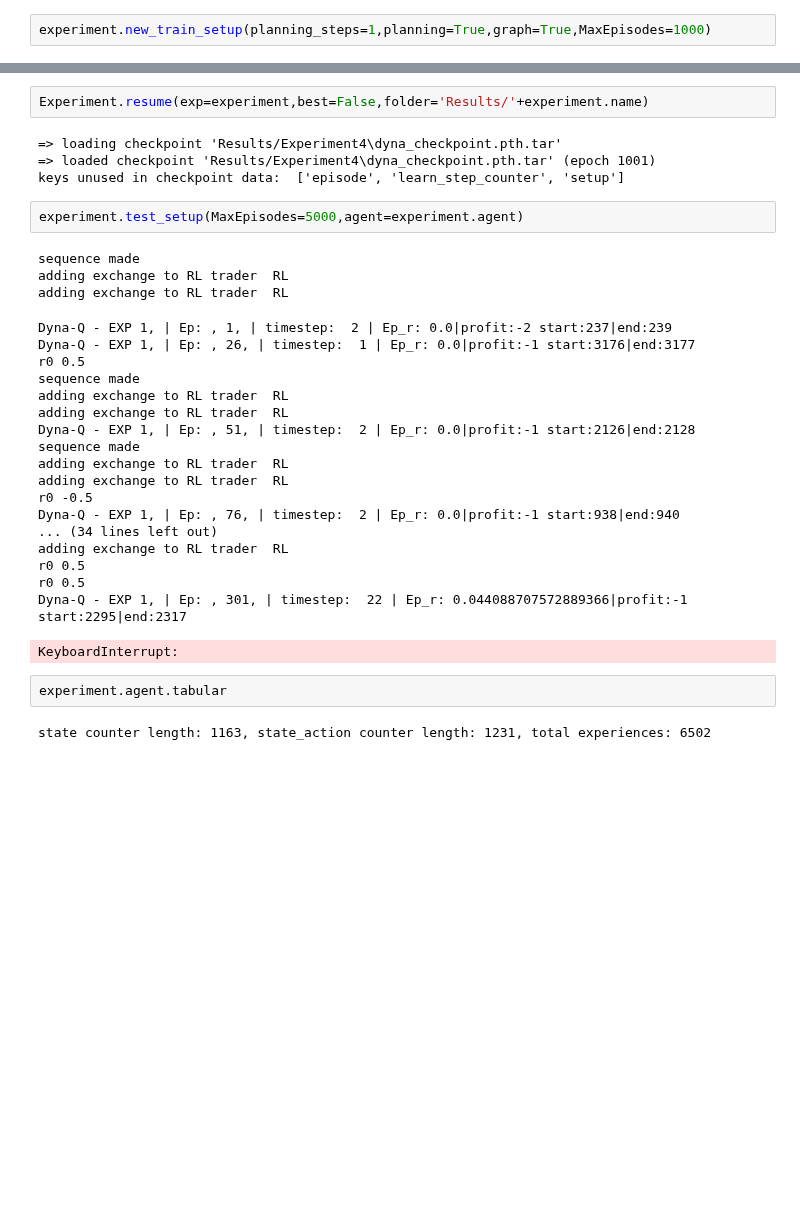
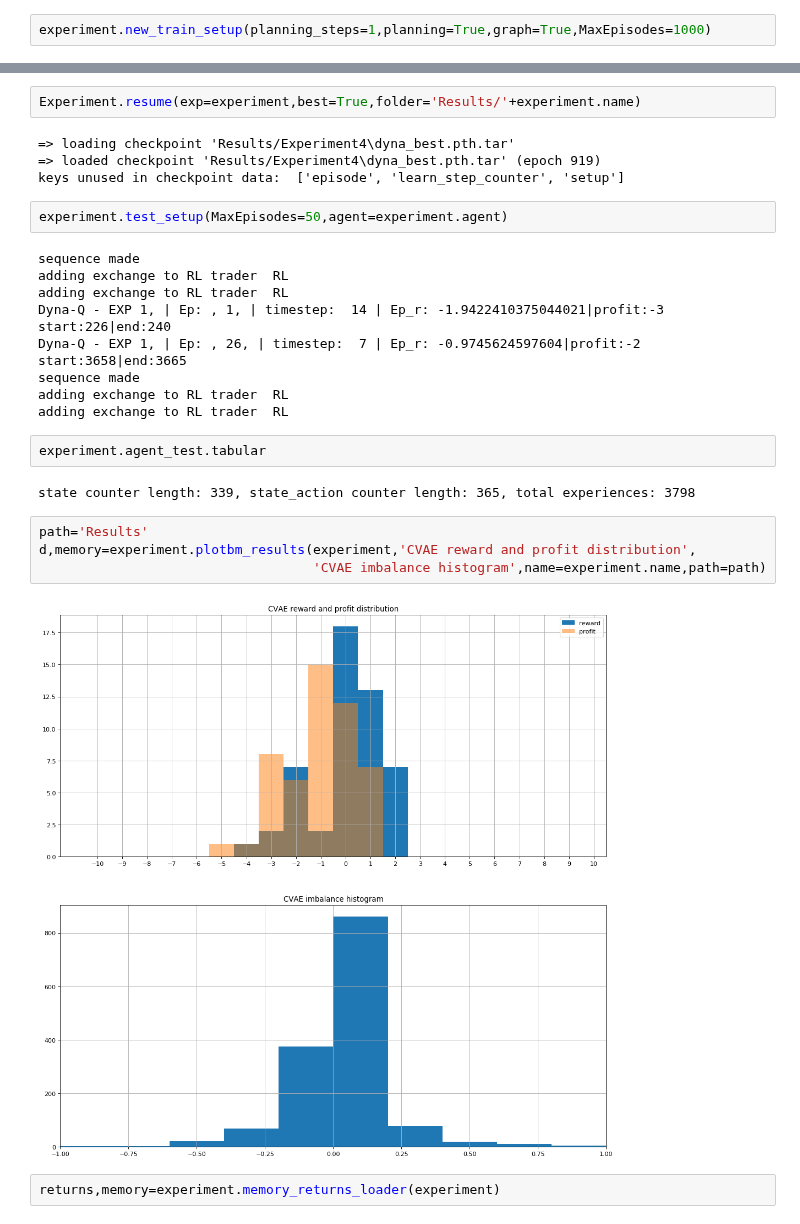
Before and after one commit to yetiminer/BUCLSE, a Jupyter notebook: Final Experiments/Experiment4.ipynb, the cells around one changed output, grey strips where cells are left out. Cells and saved outputs as stored; diff of their text form; blank space fills up the shorter version.

```diff
--- a/Final Experiments/Experiment4.ipynb
+++ b/Final Experiments/Experiment4.ipynb
@@ -176,34 +163,29 @@ Saving checkpoint at episode 1000
 # %%
-Experiment.resume(exp=experiment,best=False,folder='Results/'+experiment.name)
+Experiment.resume(exp=experiment,best=True,folder='Results/'+experiment.name)
 # %% [output]
-=> loading checkpoint 'Results/Experiment4\dyna_checkpoint.pth.tar'
-=> loaded checkpoint 'Results/Experiment4\dyna_checkpoint.pth.tar' (epoch 1001)
+=> loading checkpoint 'Results/Experiment4\dyna_best.pth.tar'
+=> loaded checkpoint 'Results/Experiment4\dyna_best.pth.tar' (epoch 919)
 keys unused in checkpoint data:  ['episode', 'learn_step_counter', 'setup']
 # %%
-experiment.test_setup(MaxEpisodes=5000,agent=experiment.agent)
+experiment.test_setup(MaxEpisodes=50,agent=experiment.agent)
 # %% [output]
 sequence made
 adding exchange to RL trader  RL
 adding exchange to RL trader  RL
+Dyna-Q - EXP 1, | Ep: , 1, | timestep:  14 | Ep_r: -1.9422410375044021|profit:-3 start:226|end:240
+Dyna-Q - EXP 1, | Ep: , 26, | timestep:  7 | Ep_r: -0.9745624597604|profit:-2 start:3658|end:3665
+sequence made
+adding exchange to RL trader  RL
+adding exchange to RL trader  RL
-Dyna-Q - EXP 1, | Ep: , 1, | timestep:  2 | Ep_r: 0.0|profit:-2 start:237|end:239
-Dyna-Q - EXP 1, | Ep: , 26, | timestep:  1 | Ep_r: 0.0|profit:-1 start:3176|end:3177
-r0 0.5
-sequence made
-adding exchange to RL trader  RL
-adding exchange to RL trader  RL
-Dyna-Q - EXP 1, | Ep: , 51, | timestep:  2 | Ep_r: 0.0|profit:-1 start:2126|end:2128
-sequence made
-adding exchange to RL trader  RL
-adding exchange to RL trader  RL
-r0 -0.5
-Dyna-Q - EXP 1, | Ep: , 76, | timestep:  2 | Ep_r: 0.0|profit:-1 start:938|end:940
-... (34 lines left out)
-adding exchange to RL trader  RL
-r0 0.5
-r0 0.5
-Dyna-Q - EXP 1, | Ep: , 301, | timestep:  22 | Ep_r: 0.044088707572889366|profit:-1 start:2295|end:2317
-KeyboardInterrupt:
 # %%
-experiment.agent.tabular
+experiment.agent_test.tabular
 # %% [output]
-state counter length: 1163, state_action counter length: 1231, total experiences: 6502
+state counter length: 339, state_action counter length: 365, total experiences: 3798
+# %%
+path='Results'
+d,memory=experiment.plotbm_results(experiment,'CVAE reward and profit distribution',
+                                   'CVAE imbalance histogram',name=experiment.name,path=path)
+# %% [output]
+[figure, added]
+# %%
+returns,memory=experiment.memory_returns_loader(experiment)
```
Also changed, not shown: parts of 5 cells of this notebook, 4 other files.
